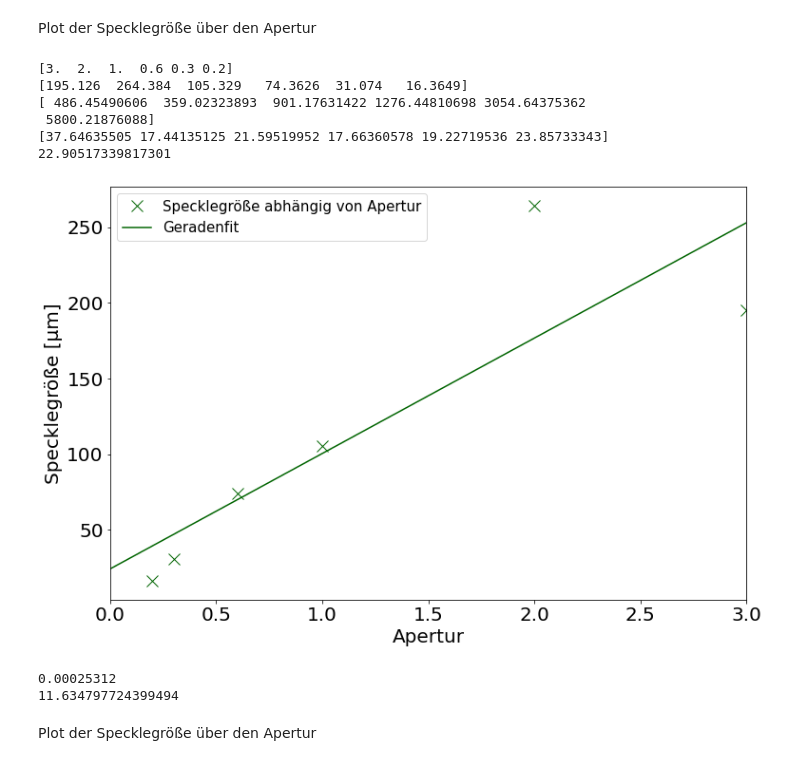
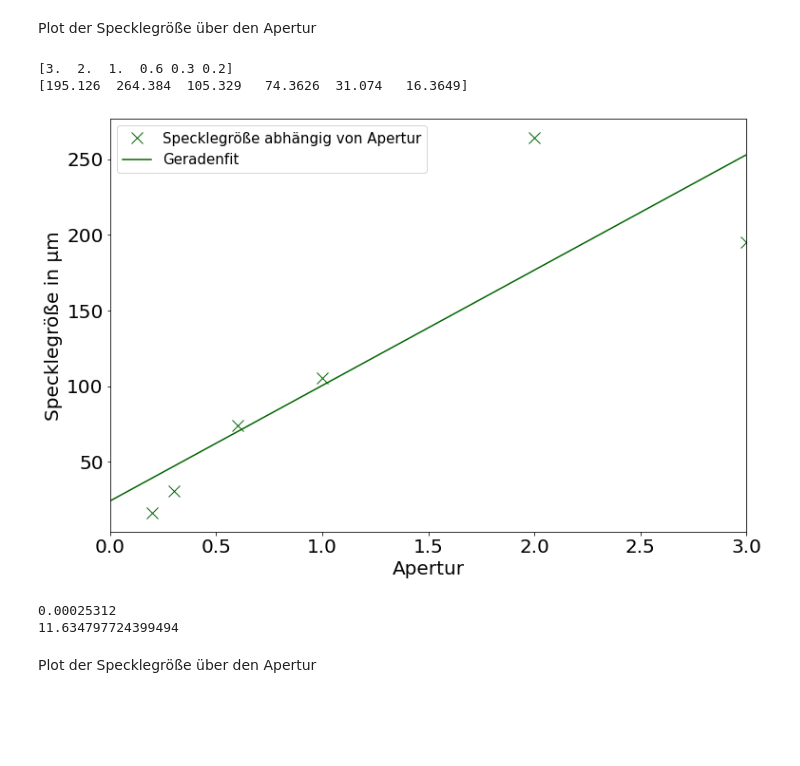
Before and after one commit to Skylake143/Fortgeschrittenenpraktikum, a Jupyter notebook: B35Speckle/Speckle.ipynb, the cells around one changed output. Cells and saved outputs as stored; diff of their text form; code cells hidden in the pictures; blank space fills up the shorter version.

```diff
--- a/B35Speckle/Speckle.ipynb
+++ b/B35Speckle/Speckle.ipynb
@@ -168,43 +168,36 @@ xlinspace = np.linspace(0,3)
 parameters = {'xtick.labelsize': 20, 'ytick.labelsize': 20}
 plt.rcParams.update(parameters)
 fig, ax = plt.subplots(figsize=(12,8))
 #ax.set_xlim(30, 230)
 ax.set_xlabel('Apertur', fontsize=20)
-ax.set_ylabel('Specklegröße [\u03bcm]', fontsize=20)
+ax.set_ylabel('Specklegröße in \u03bcm', fontsize=20)
 
 
 #Plot
 ax.plot(apertur, dspeckle, 'x',markersize=12, color = "darkgreen",label = "Specklegröße abhängig von Apertur")
 print(apertur)
 print(dspeckle)
-dspotcalc = 632.8E-09 * 0.15 * 1E06/(1E-06*dspeckle)
-print(dspotcalc)
-print(dspotcalc/dspot)
-print(sum(dspotcalc/dspot)/np.size(dspot))
+
 
 #Geradenfits
 paramsdspeckle, covspeckle = curve_fit(line,apertur, dspeckle)
 
 ax.plot(xlinspace, line(xlinspace, paramsdspeckle[0], paramsdspeckle[1]), color = "darkgreen", label="Geradenfit")
 
 
 #plt.ylim(0,800)
 plt.xlim(0,3)
 #plt.title("Specklegröße abhängig von Schirmabstand",fontsize=20)
 ax.legend(fontsize=15)
 plt.show()
 
 z_r = 4*632.8E-09*pow(0.1,2)/pow(0.01,2)
 print(z_r)
 print(0.002945/z_r)
 # %% [output]
 [3.  2.  1.  0.6 0.3 0.2]
 [195.126  264.384  105.329   74.3626  31.074   16.3649]
-[ 486.45490606  359.02323893  901.17631422 1276.44810698 3054.64375362
- 5800.21876088]
-[37.64635505 17.44135125 21.59519952 17.66360578 19.22719536 23.85733343]
-22.90517339817301
-[figure, old version]
+[figure, new version]
 0.00025312
 11.634797724399494
 # %% [markdown]
```
Also changed, not shown: parts of 3 cells of this notebook, 8 other files.
